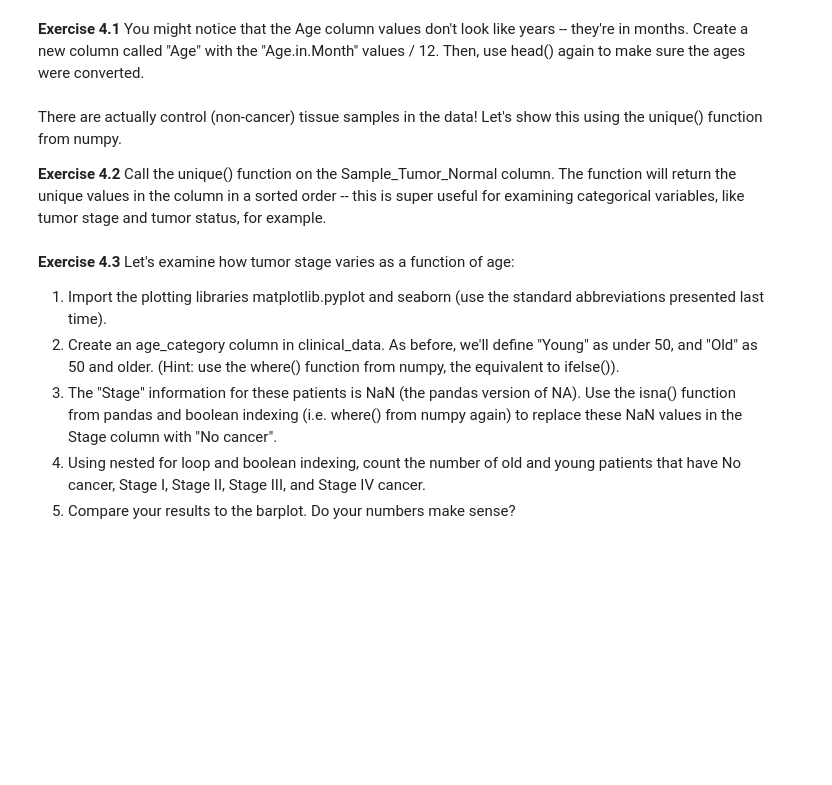
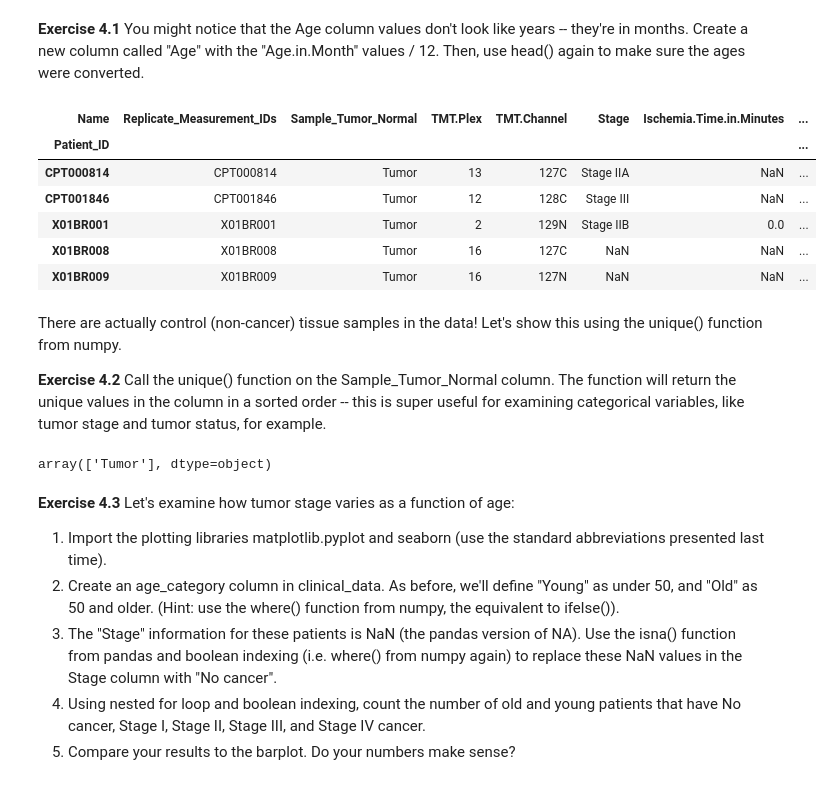
Before and after one commit to KNSniperMane2/qbio_490_kenneth, a Jupyter notebook: week10_proteomics/Intro_to_CPTAC_and_Proteomics.ipynb, the cells around one changed output. Drawn from its saved outputs; the diff is of its cells as text; code cells hidden in the pictures; blank space fills up the shorter version.

```diff
--- a/week10_proteomics/Intro_to_CPTAC_and_Proteomics.ipynb
+++ b/week10_proteomics/Intro_to_CPTAC_and_Proteomics.ipynb
@@ -215,12 +418,25 @@ First, use head() to glance as to what data is available.
 **Exercise 4.1** You might notice that the Age column values don't look like years -- they're in months. Create a new column called "Age" with the "Age.in.Month" values / 12. Then, use head() again to make sure the ages were converted.
 # %%
 # convert ages here!
+clinical_data["Age"] = clinical_data.loc[:, "Age.in.Month"] / 12
+clinical_data.head()
+# %% [output]
+| Name | Replicate_Measurement_IDs | Sample_Tumor_Normal | TMT.Plex | TMT.Channel | Stage | Ischemia.Time.in.Minutes | ... |
+| Patient_ID |  |  |  |  |  |  | ... |
+| CPT000814 | CPT000814 | Tumor | 13 | 127C | Stage IIA | NaN | ... |
+| CPT001846 | CPT001846 | Tumor | 12 | 128C | Stage III | NaN | ... |
+| X01BR001 | X01BR001 | Tumor | 2 | 129N | Stage IIB | 0.0 | ... |
+| X01BR008 | X01BR008 | Tumor | 16 | 127C | NaN | NaN | ... |
+| X01BR009 | X01BR009 | Tumor | 16 | 127N | NaN | NaN | ... |
 # %% [markdown]
 There are actually control (non-cancer) tissue samples in the data! Let's show this using the unique() function from numpy.
 
 __Exercise 4.2__ Call the unique() function on the Sample_Tumor_Normal column. The function will return the unique values in the column in a sorted order -- this is super useful for examining categorical variables, like tumor stage and tumor status, for example.
 # %%
 # Get the levels of the Sample_Tumor_Normal column with unique()
+clinical_data.loc[:, "Sample_Tumor_Normal"].unique()
+# %% [output]
+array(['Tumor'], dtype=object)
 # %% [markdown]
 __Exercise 4.3__ Let's examine how tumor stage varies as a function of age:
 
```
Also changed, not shown: parts of 20 cells of this notebook.
